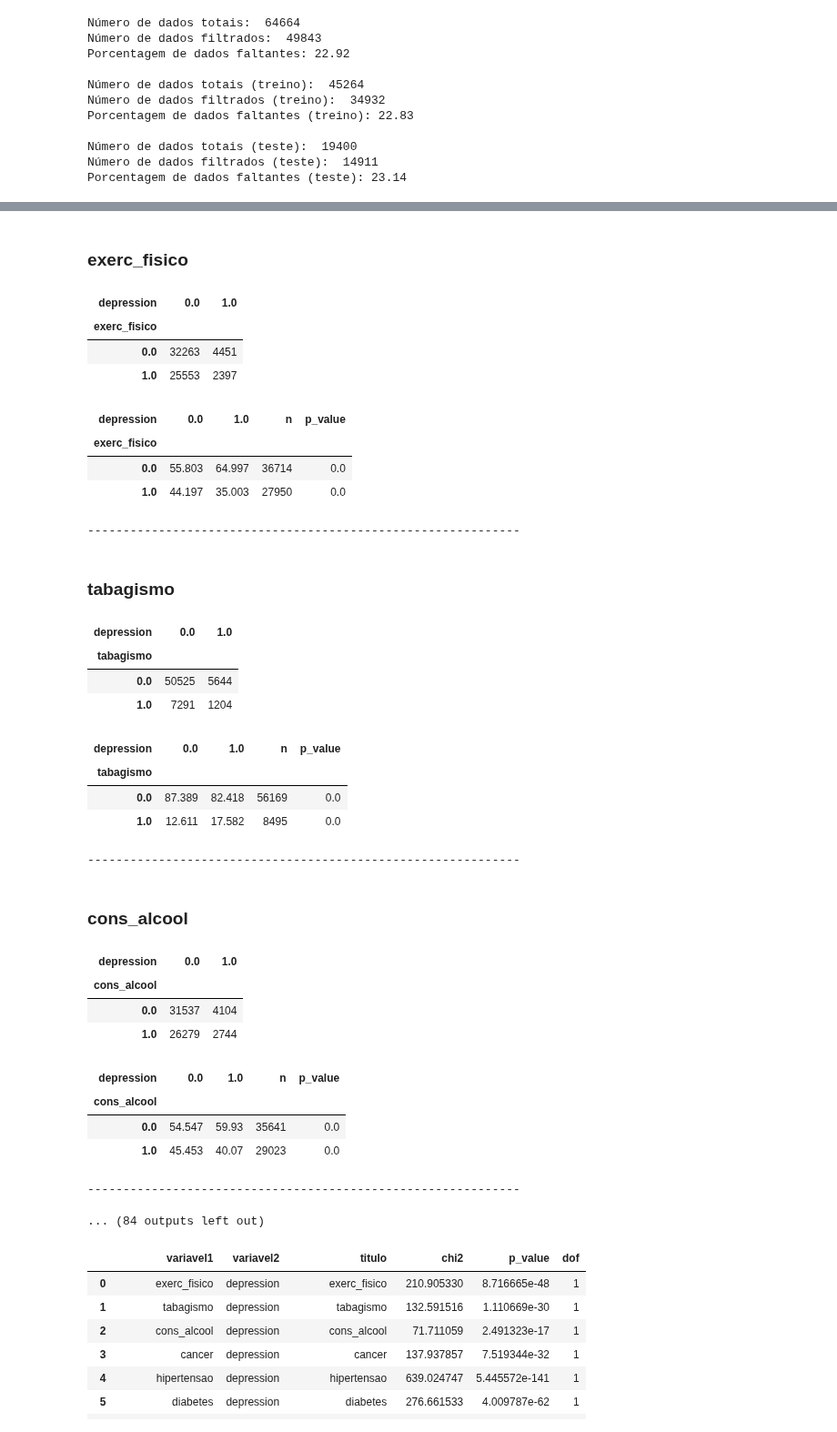
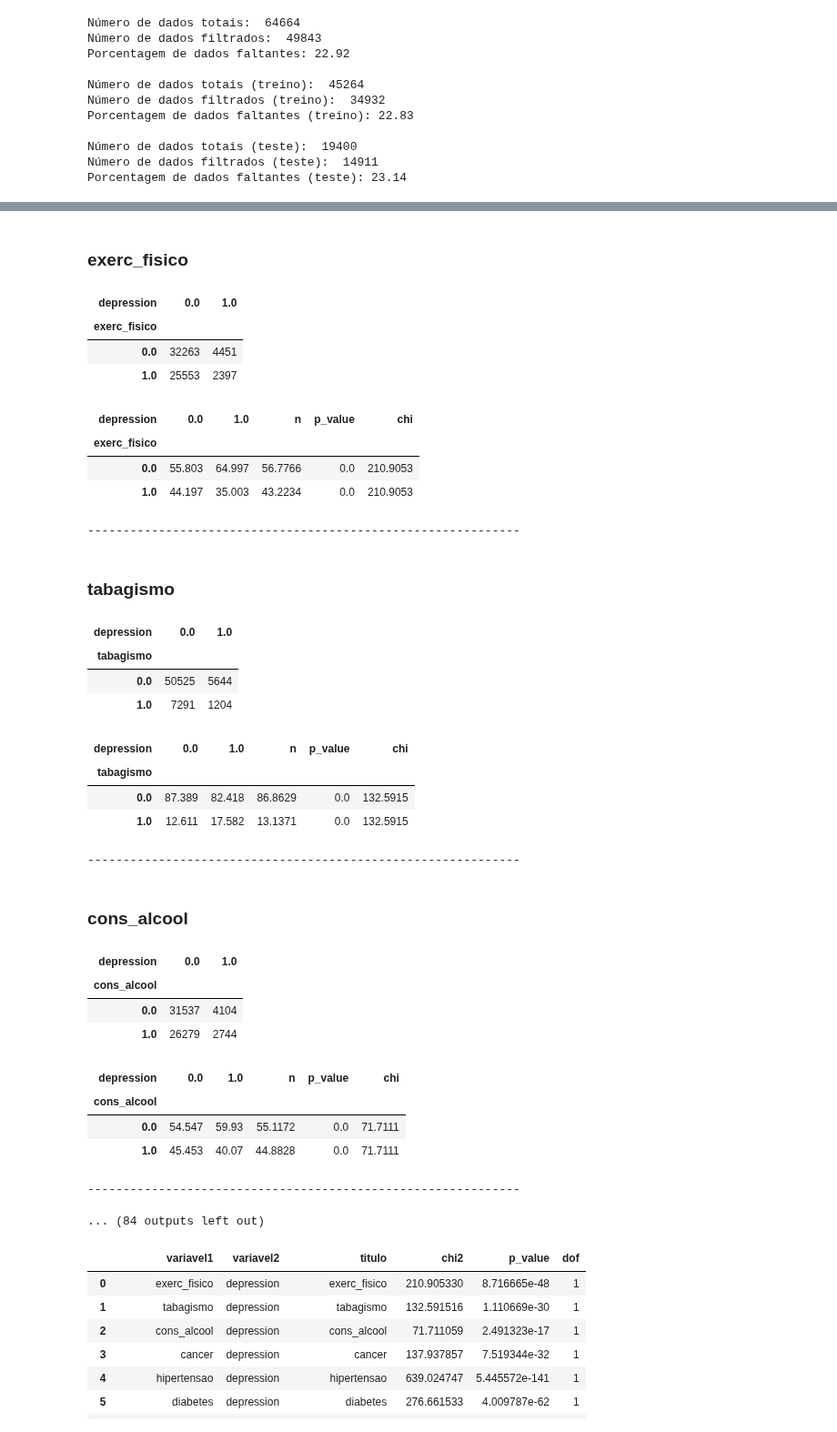
Before and after one commit to datasci4health/projects2023, a Jupyter notebook: DAGroup/notebooks/pns_chi_stats.ipynb, the cells around one changed output, grey strips where cells are left out. Shown at 91% size. Cells and saved outputs as stored; diff of their text form; code cells hidden in the pictures.

Commit message:
updated readme tables

```diff
--- a/DAGroup/notebooks/pns_chi_stats.ipynb
+++ b/DAGroup/notebooks/pns_chi_stats.ipynb
@@ -246,15 +246 @@ sexo
 Name: count, dtype: int64
-# %%
-selected = pd.DataFrame()
-selected['sexo'] = df_total['sexo']
-selected['depression'] = df['depression']
-selected = selected.dropna()
-contingency_table = pd.crosstab(selected['sexo'], selected['depression'])
-chi2, p_value, _, _ = chi2_contingency(contingency_table, correction=False)
-contingency_table = round(pd.crosstab(selected['sexo'], selected['depression'], normalize='columns') * 100, 3)
-contingency_table['n'] = selected.groupby('sexo')['depression'].count()
-contingency_table['p_value'] = p_value
-
-
-# Print the contingency table
-display(contingency_table)
@@ -293,60 +274,61 @@ def gen_chi2_statistics(df_i, columns_dict, key_dep_d='depression'):
         contingency_table = pd.crosstab(selected_min[c['key']], selected_min[key_dep], normalize=False)
         #contingency_table_n = pd.crosstab(selected[c['key']], selected[key_dep], normalize='index')
         contingency_table_c = round(pd.crosstab(selected_min[c['key']], selected_min[key_dep], normalize='columns') * 100, 3)
-        contingency_table_c['n'] = selected_min.groupby(c['key'])[key_dep].count()
+        contingency_table_c['n'] = round(selected_min.groupby(c['key'])[key_dep].count() / len(selected_min) * 100, 4)
         contingency_table_c['p_value'] = round(p_value, 4)
+        contingency_table_c['chi'] = round(chi2, 4)
         display(contingency_table)
         #print("Normalizado pelas linhas: ")
         #display(contingency_table_n * 100)
 
         print()
         #print("Normalizado pelas colunas: ")
         display(contingency_table_c)
 
         #print("chi2: {}, p_value: {}, dof: {}".format(chi2, p_value, dof))
 
 
         print("-------------------------------------------------------------")
         print()
 
         data.append([c['key'], key_dep, c['name'], chi2, p_value, dof])
 
     return pd.DataFrame(data, columns=['variavel1', 'variavel2', 'titulo', 'chi2', 'p_value', 'dof'])
 
 
 selected_columns = [ {'key': c, 'name': c} for c in df_total.columns]
 df_chi = gen_chi2_statistics(df_total, selected_columns)
 df_chi.to_excel(PATH_GEN_DATA / 'chi2_variables.xlsx')
 # %% [output]
 ### exerc_fisico
 | depression | 0.0 | 1.0 |
 | exerc_fisico |  |  |
 | 0.0 | 32263 | 4451 |
 | 1.0 | 25553 | 2397 |
-| depression | 0.0 | 1.0 | n | p_value |
-| exerc_fisico |  |  |  |  |
-| 0.0 | 55.803 | 64.997 | 36714 | 0.0 |
-| 1.0 | 44.197 | 35.003 | 27950 | 0.0 |
+| depression | 0.0 | 1.0 | n | p_value | chi |
+| exerc_fisico |  |  |  |  |  |
+| 0.0 | 55.803 | 64.997 | 56.7766 | 0.0 | 210.9053 |
+| 1.0 | 44.197 | 35.003 | 43.2234 | 0.0 | 210.9053 |
 -------------------------------------------------------------
 ### tabagismo
 | depression | 0.0 | 1.0 |
 | tabagismo |  |  |
 | 0.0 | 50525 | 5644 |
 | 1.0 | 7291 | 1204 |
-| depression | 0.0 | 1.0 | n | p_value |
-| tabagismo |  |  |  |  |
-| 0.0 | 87.389 | 82.418 | 56169 | 0.0 |
-| 1.0 | 12.611 | 17.582 | 8495 | 0.0 |
+| depression | 0.0 | 1.0 | n | p_value | chi |
+| tabagismo |  |  |  |  |  |
+| 0.0 | 87.389 | 82.418 | 86.8629 | 0.0 | 132.5915 |
+| 1.0 | 12.611 | 17.582 | 13.1371 | 0.0 | 132.5915 |
 -------------------------------------------------------------
 ### cons_alcool
 | depression | 0.0 | 1.0 |
 | cons_alcool |  |  |
 | 0.0 | 31537 | 4104 |
 | 1.0 | 26279 | 2744 |
-| depression | 0.0 | 1.0 | n | p_value |
-| cons_alcool |  |  |  |  |
-| 0.0 | 54.547 | 59.93 | 35641 | 0.0 |
-| 1.0 | 45.453 | 40.07 | 29023 | 0.0 |
+| depression | 0.0 | 1.0 | n | p_value | chi |
+| cons_alcool |  |  |  |  |  |
+| 0.0 | 54.547 | 59.93 | 55.1172 | 0.0 | 71.7111 |
+| 1.0 | 45.453 | 40.07 | 44.8828 | 0.0 | 71.7111 |
 -------------------------------------------------------------
 ... (84 outputs left out)
 # %%
```
Also changed, not shown: parts of 2 cells of this notebook, 2 other files.
